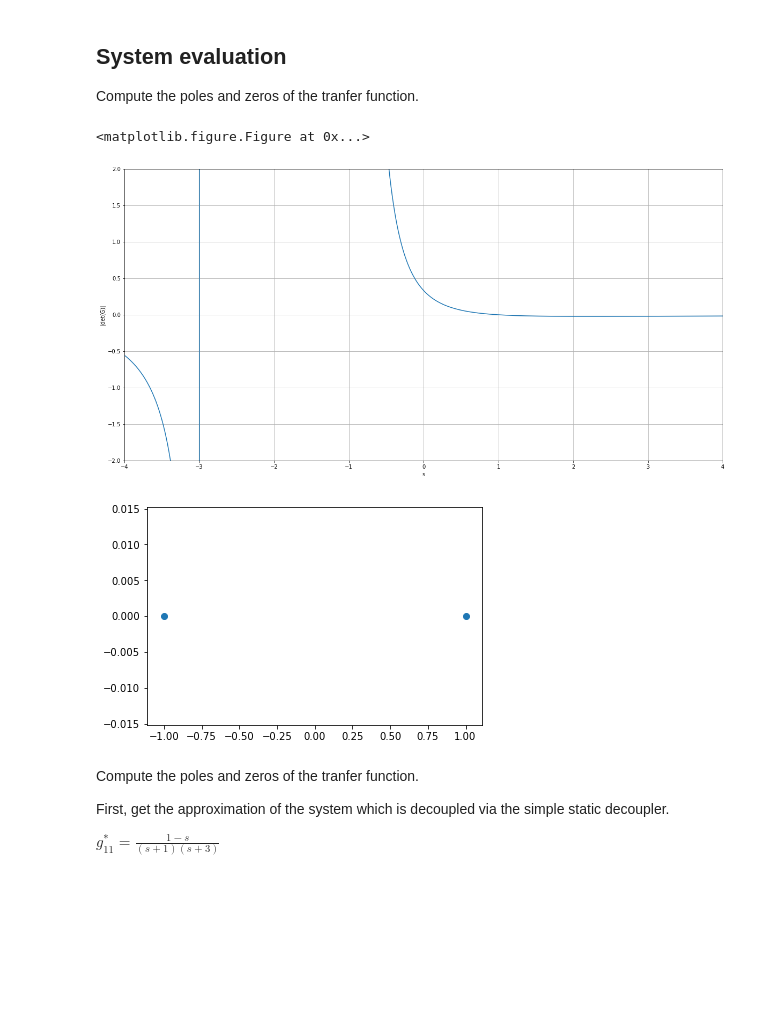
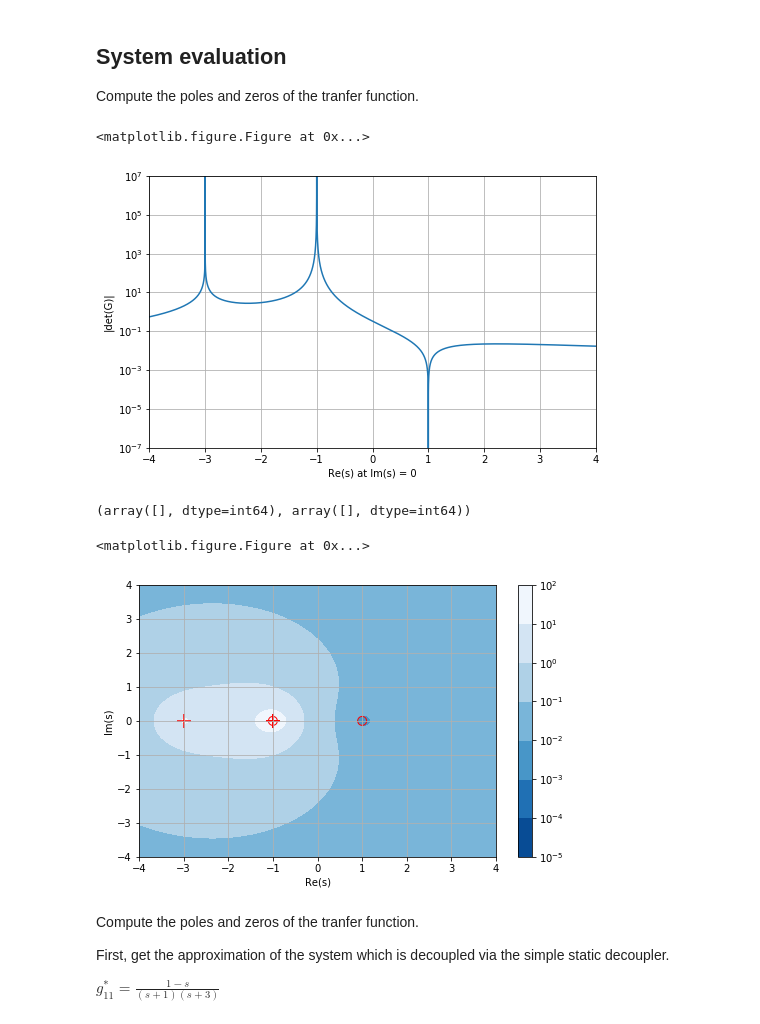
Before and after one commit to AlCap23/IfT_Decoupling, a Jupyter notebook: Python/Rosenbrock.ipynb, the cells around one changed output. Saved outputs shown, nothing was run; the diff lists cells and outputs as text; code cells hidden in the pictures; blank space fills up the shorter version.

```diff
--- a/Python/Rosenbrock.ipynb
+++ b/Python/Rosenbrock.ipynb
@@ -16,33 +17,62 @@ Compute the poles and zeros of the tranfer function.
 # %%
 # Get the determinant
 detG = lambda s : 1/(1*s+1.)**2 - 2. / (1.* s + 3.)*1./ (1.0 *s + 1.)
 
 # Make an array for s
 s = np.arange(-4, 4, 0.001)
 s = s+  1j*np.zeros_like(s)
 
 # Make a figure
 plt.clf()
-fig, ax = plt.subplots(figsize=(20, 10))
-ax.plot(s, detG(s))
+fig, ax = plt.subplots(figsize=(8, 5))
+ax.semilogy(s, np.abs(detG(s)))
 ax.grid(True)
-ax.set_xlabel('s')
+ax.set_xlabel('Re(s) at Im(s) = 0')
 ax.set_ylabel('|det(G)|')
-plt.ylim([-2,2])
-plt.xlim([-4,4])
+ax.set_ylim([1e-7,1e7])
+ax.set_xlim([-4,4])
 plt.show()
-
-
-detG = cn.tf([1],[1.,1.])*cn.tf([1],[1.,1.]) - cn.tf([1],[1.,1.]) *cn.tf([2],[1.,3.])
-poles, zeros = cn.matlab.pzmap(detG)
-plt.clf()
-#plt.scatter(np.real(poles),np.imag(poles))
-plt.scatter(np.real(zeros),np.imag(zeros))
-plt.show()
 # %% [output]
 <matplotlib.figure.Figure at 0x...>
-[figure, old version]
+[figure, new version]
-[figure, removed]
+# %%
+# Calculate the pz map
+detG = cn.tf([1],[1.,1.])*cn.tf([1],[1.,1.]) - cn.tf([1],[1.,1.]) *cn.tf([2],[1.,3.])
+poles, zeros = cn.matlab.pzmap(detG)
+
+# Get the determinant as an absolute value, complex values as integers
+detG = lambda x,y : np.abs(1/(1*(x+1j*y)+1.)**2 - 2. / (1.* (x+1j*y) + 3.)*1./ (1.0 *(x+1j*y) + 1.))
+# Vectorize the function
+detG = np.vectorize(detG)
+# Make an quadratic meshgrid
+x = np.arange(-15.,15,0.1)
+X,Y = np.meshgrid(x,x)
+# Compute the determinant
+Z = detG(X,Y)
+# Check where the machine precision is reached
+loc = np.where(Z< np.finfo(float).eps)
+print(loc)
+# Plot
+plt.clf()
+fig, ax = plt.subplots(1,figsize=(8,5))
+# Determinant
+cs = ax.contourf(X,Y,detG(X,Y),levels = np.logspace(-5,2,8), norm = colors.LogNorm() , cmap = cm.Blues_r)
+cbar = fig.colorbar(cs)
+# Pole Zero Plot
+ax.scatter(np.real(poles),np.imag(poles), marker='+',color = 'r', label = "Poles",s = 180)
+ax.scatter(np.real(zeros),np.imag(zeros), marker='o', label = "Zeros", s = 80, color = 'r', facecolor = '')
+# Machine Precision, remove limits for visibility
+ax.scatter(X[loc], Y[loc], color = 'r')
+ax.grid(True)
+ax.set_xlabel('Re(s)')
+ax.set_ylabel('Im(s)')
+ax.set_xlim([-4,4])
+ax.set_ylim([-4,4])
+plt.show()
+# %% [output]
+(array([], dtype=int64), array([], dtype=int64))
+<matplotlib.figure.Figure at 0x...>
+[figure, added]
 # %% [markdown]
 Compute the poles and zeros of the tranfer function.
 
```
Also changed, not shown: parts of 4 cells of this notebook, 14 other files.
